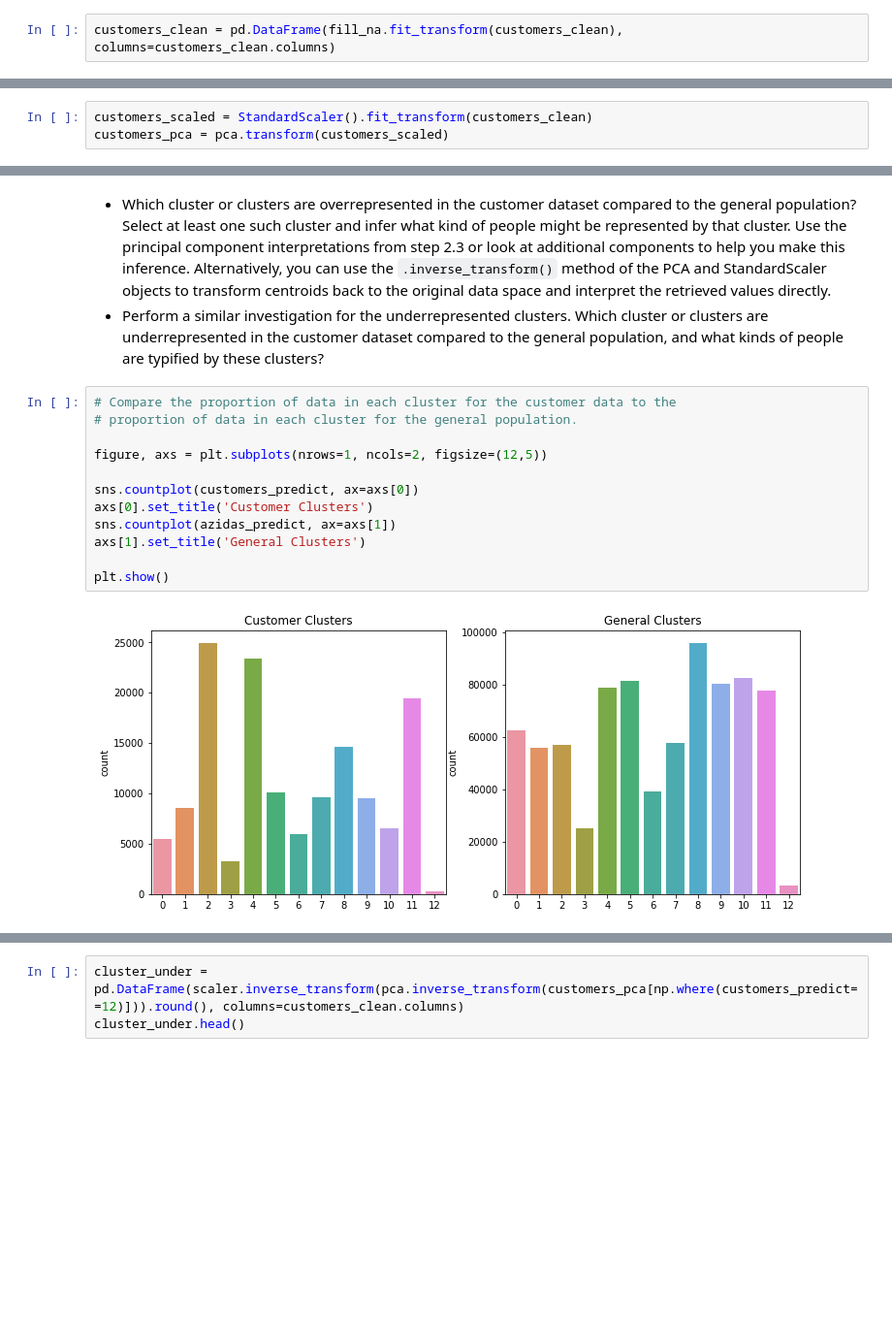
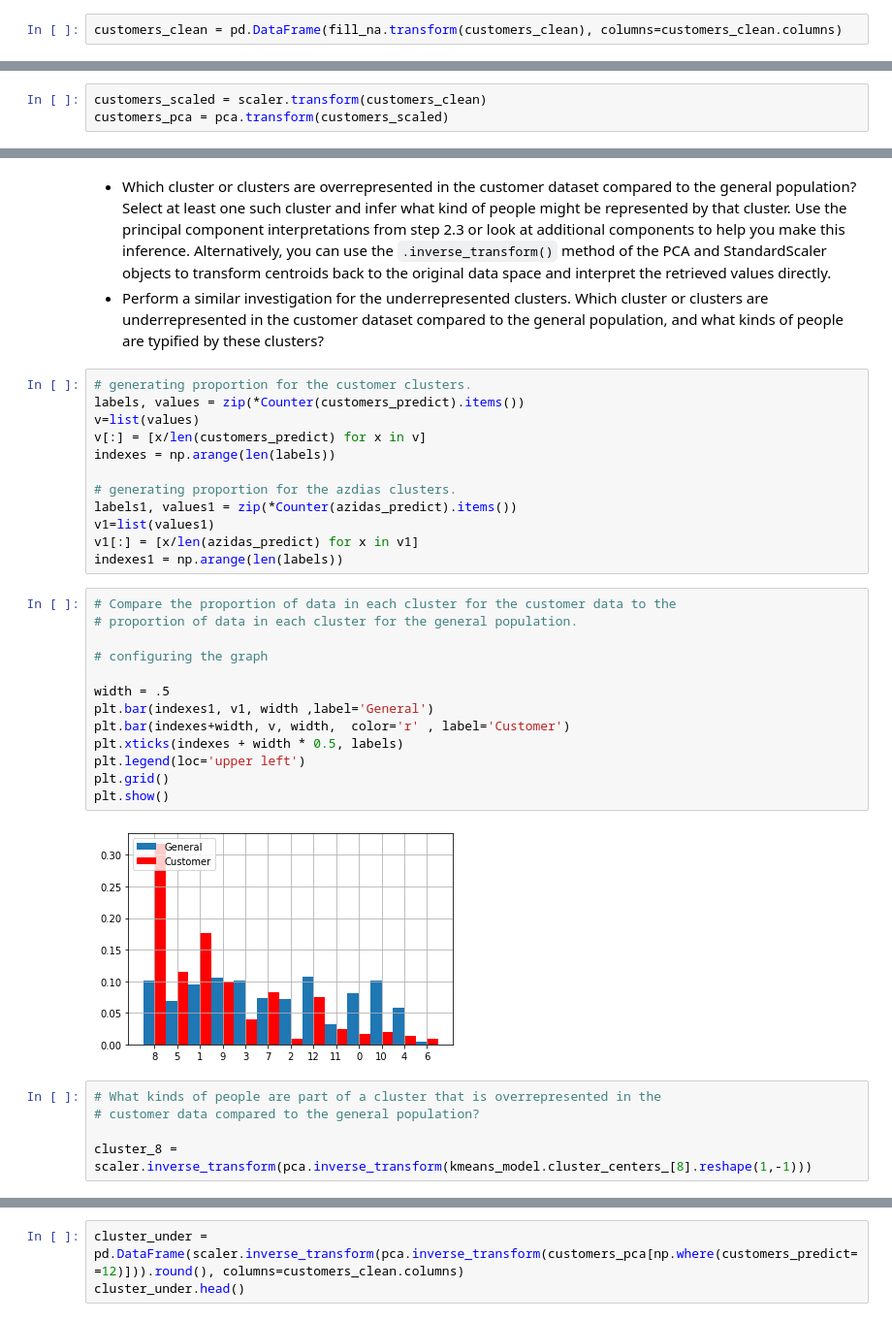
Before and after one commit to matt-35/Udacity-Identify_Customer_Segments, a Jupyter notebook: Identify_Customer_Segments.ipynb, the cells around one changed output, grey strips where cells are left out. Shown: that part at 97% size. Cells and saved outputs as stored; diff of their text form; blank space fills up the shorter version.

```diff
--- a/Identify_Customer_Segments.ipynb
+++ b/Identify_Customer_Segments.ipynb
@@ -996,7 +997,7 @@ Try using .loc[row_indexer,col_indexer] = value instead
 See the caveats in the documentation: https://pandas.pydata.org/pandas-docs/stable/user_guide/indexing.html#returning-a-view-versus-a-copy
   low_missing_rows['OST_WEST_KZ'] = np.where(
 # %%
-customers_clean = pd.DataFrame(fill_na.fit_transform(customers_clean), columns=customers_clean.columns)
+customers_clean = pd.DataFrame(fill_na.transform(customers_clean), columns=customers_clean.columns)
 # %%
 customers_clean.head()
 # %% [output]
@@ -1008,7 +1009,7 @@ customers_clean.head()
 | 4 | 3.0 | 1.0 | 5.0 | 1.0 | 5.0 | 1.0 | ... |
 5 rows × 64 columns
 # %%
-customers_scaled = StandardScaler().fit_transform(customers_clean)
+customers_scaled = scaler.transform(customers_clean)
 customers_pca = pca.transform(customers_scaled)
 # %%
 customers_predict = kmeans_model.predict(customers_pca)
@@ -1025,17 +1026,35 @@ Take a look at the following points in this step:
   - Recall the analysis you performed in step 1.1.3 of the project, where you separated out certain data points from the dataset if they had more than a specified threshold of missing values. If you found that this group was qualitatively different from the main bulk of the data, you should treat this as an additional data cluster in this analysis. Make sure that you account for the number of data points in this subset, for both the general population and customer datasets, when making your computations!
 - Which cluster or clusters are overrepresented in the customer dataset compared to the general population? Select at least one such cluster and infer what kind of people might be represented by that cluster. Use the principal component interpretations from step 2.3 or look at additional components to help you make this inference. Alternatively, you can use the `.inverse_transform()` method of the PCA and StandardScaler objects to transform centroids back to the original data space and interpret the retrieved values directly.
 - Perform a similar investigation for the underrepresented clusters. Which cluster or clusters are underrepresented in the customer dataset compared to the general population, and what kinds of people are typified by these clusters?
+# %%
+# generating proportion for the customer clusters.
+labels, values = zip(*Counter(customers_predict).items())
+v=list(values)
+v[:] = [x/len(customers_predict) for x in v]
+indexes = np.arange(len(labels))
+
+# generating proportion for the azdias clusters.
+labels1, values1 = zip(*Counter(azidas_predict).items())
+v1=list(values1)
+v1[:] = [x/len(azidas_predict) for x in v1]
+indexes1 = np.arange(len(labels))
 # %%
 # Compare the proportion of data in each cluster for the customer data to the
 # proportion of data in each cluster for the general population.
 
-figure, axs = plt.subplots(nrows=1, ncols=2, figsize=(12,5))
+# configuring the graph
 
-sns.countplot(customers_predict, ax=axs[0])
-axs[0].set_title('Customer Clusters')
-sns.countplot(azidas_predict, ax=axs[1])
-axs[1].set_title('General Clusters')
-
+width = .5
+plt.bar(indexes1, v1, width ,label='General')
+plt.bar(indexes+width, v, width,  color='r' , label='Customer')
+plt.xticks(indexes + width * 0.5, labels)
+plt.legend(loc='upper left')
+plt.grid()
 plt.show()
 # %% [output]
-[figure, old version]
+[figure, new version]
+# %%
+# What kinds of people are part of a cluster that is overrepresented in the
+# customer data compared to the general population?
+
+cluster_8 = scaler.inverse_transform(pca.inverse_transform(kmeans_model.cluster_centers_[8].reshape(1,-1)))
```
Also changed, not shown: parts of 11 cells of this notebook, 1 other file.
